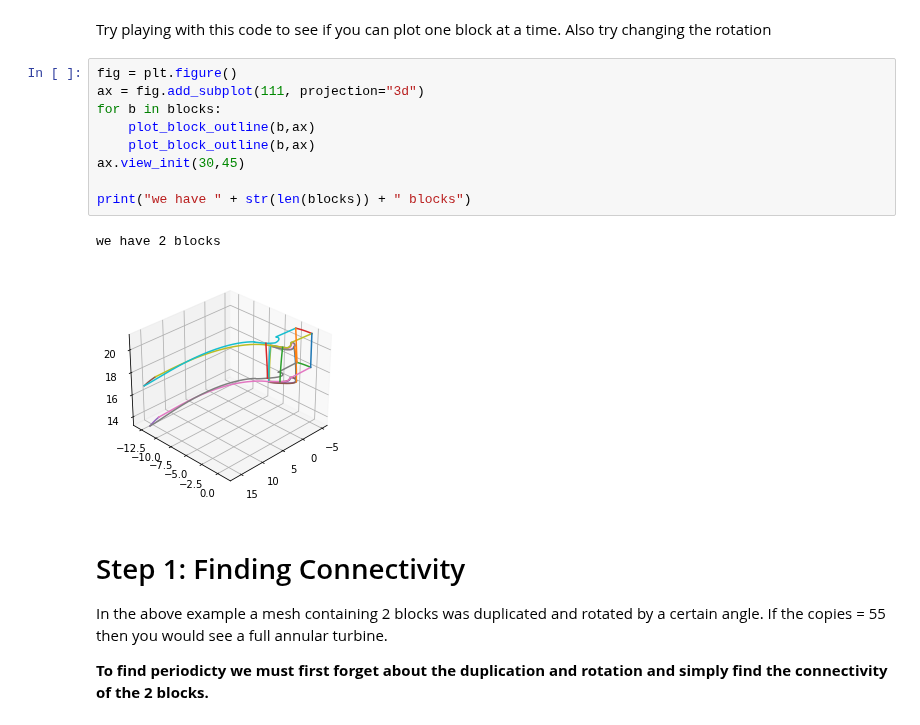
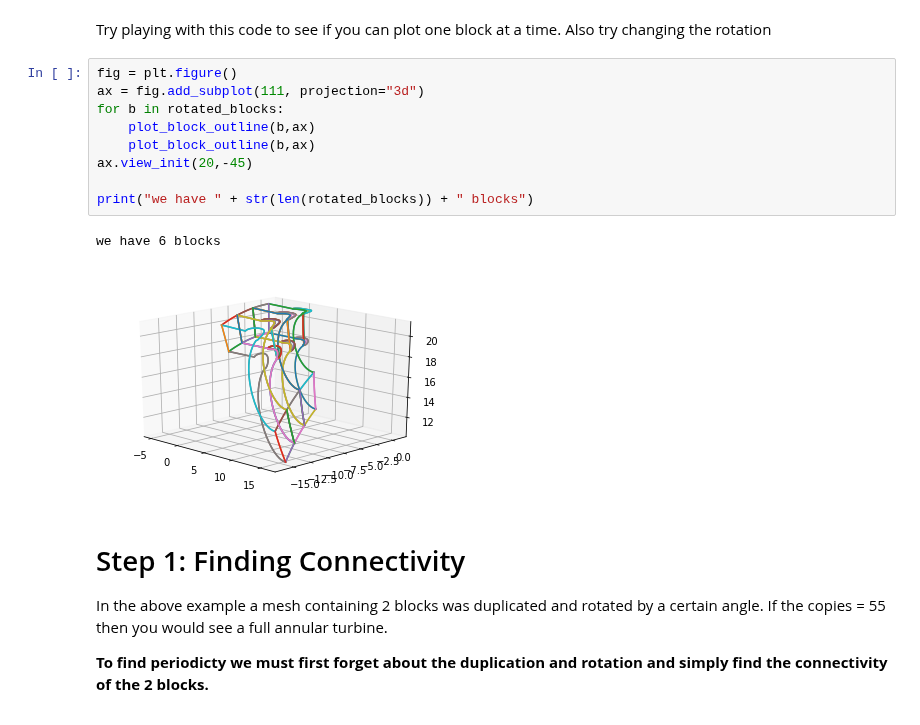
Before and after one commit to nasa/Plot3D_utilities, a Jupyter notebook: colab/Plot3D_AxialDuplication.ipynb, the cells around one changed output. Saved outputs shown, nothing was run; the diff lists cells and outputs as text.

```diff
--- a/colab/Plot3D_AxialDuplication.ipynb
+++ b/colab/Plot3D_AxialDuplication.ipynb
@@ -101,15 +112,15 @@ Try playing with this code to see if you can plot one block at a time. Also try
 # %%
 fig = plt.figure()
 ax = fig.add_subplot(111, projection="3d")
-for b in blocks:
+for b in rotated_blocks:
     plot_block_outline(b,ax)
     plot_block_outline(b,ax)
-ax.view_init(30,45)
+ax.view_init(20,-45)
 
-print("we have " + str(len(blocks)) + " blocks")
+print("we have " + str(len(rotated_blocks)) + " blocks")
 # %% [output]
-we have 2 blocks
+we have 6 blocks
-[figure, old version]
+[figure, new version]
 # %% [markdown]
 # Step 1: Finding Connectivity
 In the above example a mesh containing 2 blocks was duplicated and rotated by a certain angle. If the copies = 55 then you would see a full annular turbine.
```
Also changed, not shown: parts of 37 cells of this notebook, 1 other file.
